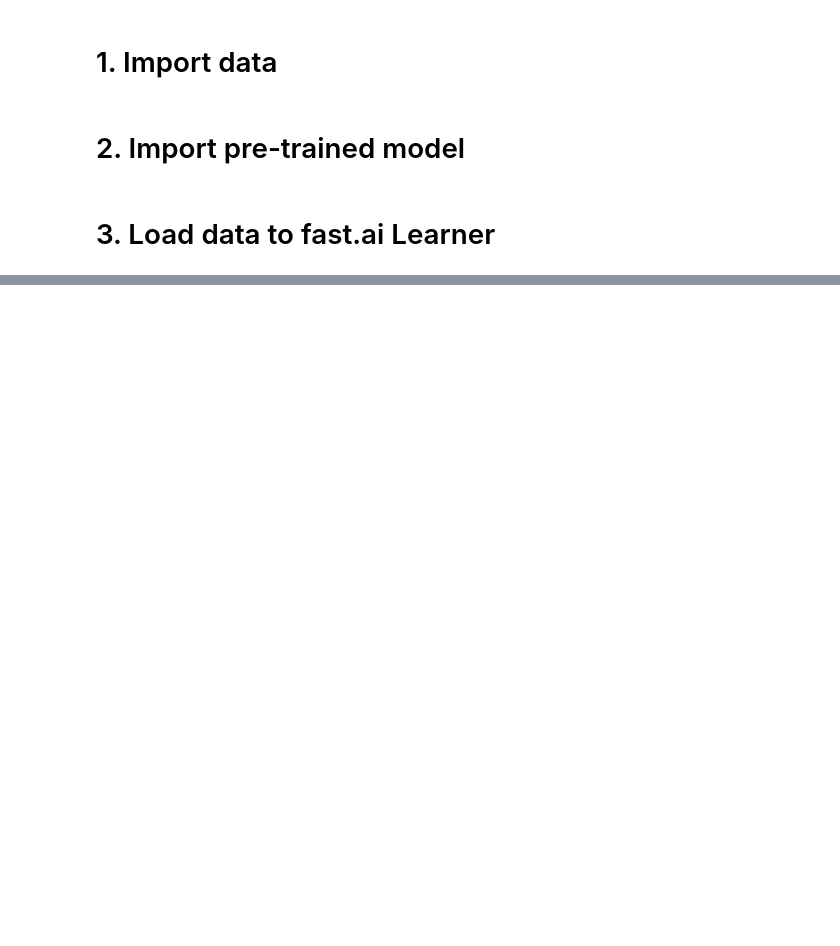
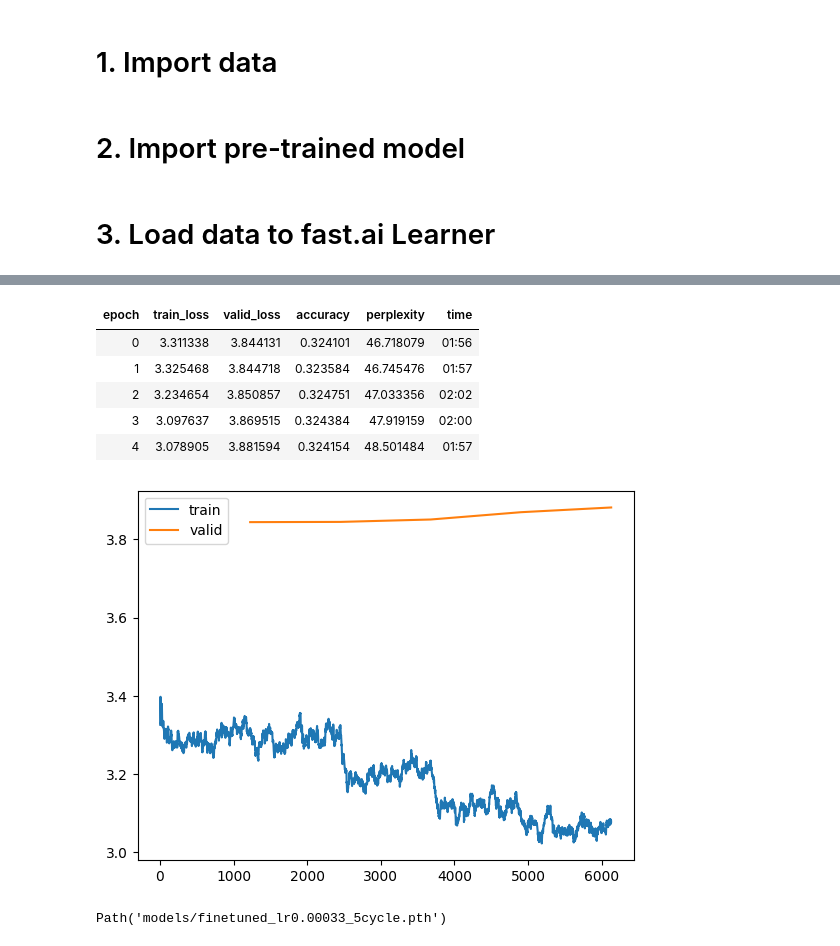
Before and after one commit to tianyimasf/writing-bio-using-gpt2, a Jupyter notebook: fine_tune.ipynb, the cells around one changed output, grey strips where cells are left out. Saved outputs shown, nothing was run; the diff lists cells and outputs as text; code cells hidden in the pictures; blank space fills up the shorter version.

```diff
--- a/fine_tune.ipynb
+++ b/fine_tune.ipynb
@@ -186,0 +256,14 @@ def fine_tune_unfreeze(learn, lr):
+# %%
+learn = fine_tune_unfreeze(learn, lr2, 5)
+# %% [output]
+| epoch | train_loss | valid_loss | accuracy | perplexity | time |
+| 0 | 3.311338 | 3.844131 | 0.324101 | 46.718079 | 01:56 |
+| 1 | 3.325468 | 3.844718 | 0.323584 | 46.745476 | 01:57 |
+| 2 | 3.234654 | 3.850857 | 0.324751 | 47.033356 | 02:02 |
+| 3 | 3.097637 | 3.869515 | 0.324384 | 47.919159 | 02:00 |
+| 4 | 3.078905 | 3.881594 | 0.324154 | 48.501484 | 01:57 |
+[figure, added]
+# %%
+learn.save(f"finetuned_lr{round(lr, 5)}_5cycle")
+# %% [output]
+Path('models/finetuned_lr0.00033_5cycle.pth')
```
Also changed, not shown: parts of 20 cells of this notebook.
